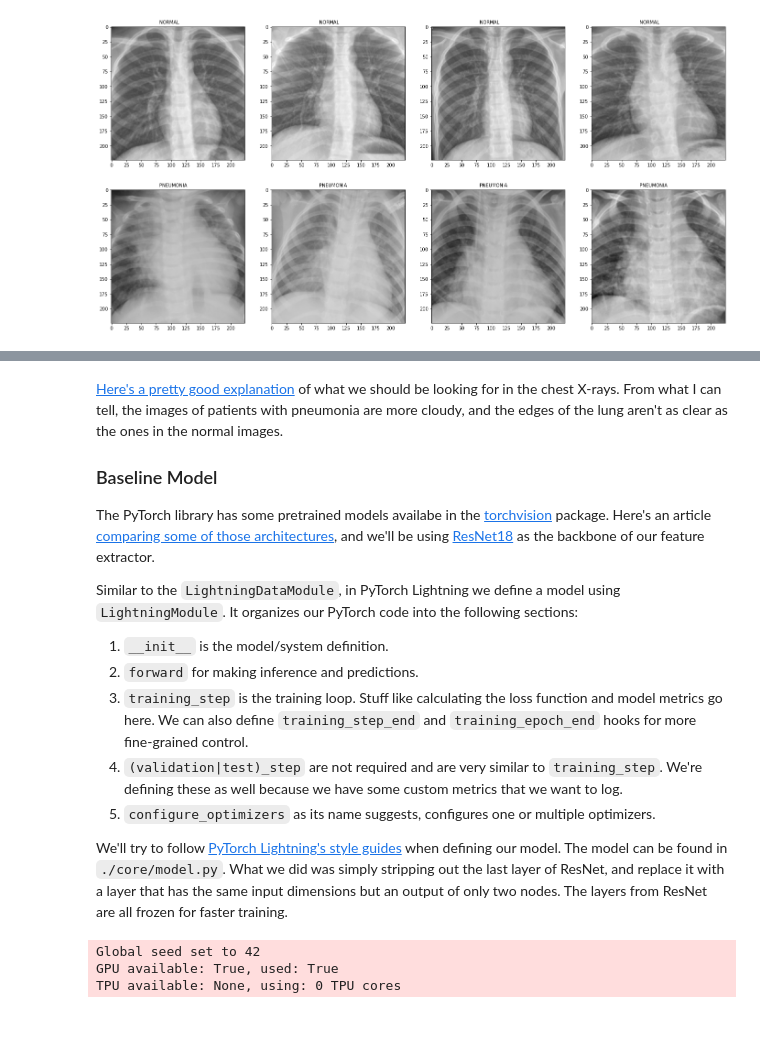
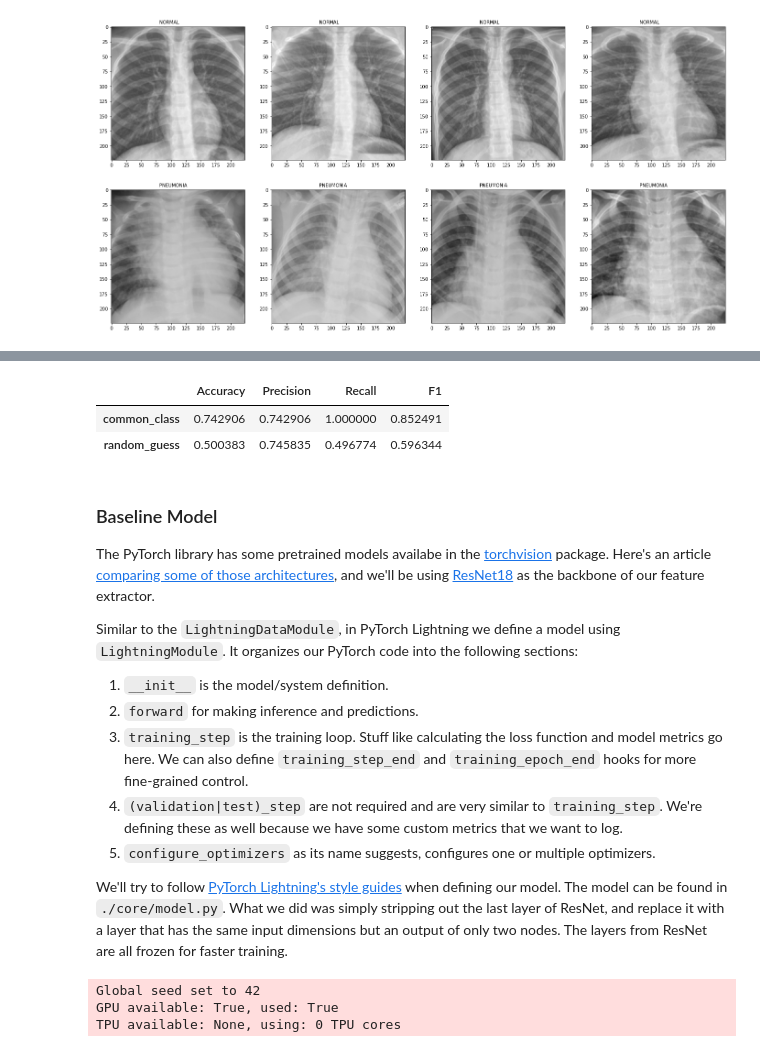
Before and after one commit to michaelSkaro/chest-xray-pneumonia-clasifier, a Jupyter notebook: binary_classification.ipynb, the cells around one changed output, grey strips where cells are left out. Cells and saved outputs as stored; diff of their text form; code cells hidden in the pictures; blank space fills up the shorter version.

Commit message:
feat(bin-classifier): data-independent predictions as a baseline for metrics

```diff
--- a/binary_classification.ipynb
+++ b/binary_classification.ipynb
@@ -98,6 +111,36 @@ for i in range(8):
+# %%
+pneumonia_sample_size = label_counts.loc["train", "PNEUMONIA"]
+normal_sample_size = label_counts.loc["train", "NORMAL"]
+fake_train = [1] * pneumonia_sample_size + [0] * normal_sample_size
+common_pred = [1] * (pneumonia_sample_size + normal_sample_size)
+random_pred = np.random.default_rng(42).choice(
+    2, (pneumonia_sample_size + normal_sample_size)
+)
+
+baseline_metrics = pd.DataFrame(
+    [
+        (
+            accuracy_score(fake_train, common_pred),
+            precision_score(fake_train, common_pred),
+            recall_score(fake_train, common_pred),
+            f1_score(fake_train, common_pred),
+        ),
+        (
+            accuracy_score(fake_train, random_pred),
+            precision_score(fake_train, random_pred),
+            recall_score(fake_train, random_pred),
+            f1_score(fake_train, random_pred),
+        ),
+    ],
+    columns=["Accuracy", "Precision", "Recall", "F1"],
+    index=["common_class", "random_guess"]
+)
+baseline_metrics
+# %% [output]
+|  | Accuracy | Precision | Recall | F1 |
+| common_class | 0.742906 | 0.742906 | 1.000000 | 0.852491 |
+| random_guess | 0.500383 | 0.745835 | 0.496774 | 0.596344 |
 # %% [markdown]
-[Here's a pretty good explanation](https://radiologyassistant.nl/chest/chest-x-ray/lung-disease) of what we should be looking for in the chest X-rays. From what I can tell, the images of patients with pneumonia are more cloudy, and the edges of the lung aren't as clear as the ones in the normal images.
-
 ### Baseline Model
 
 The PyTorch library has some pretrained models availabe in the [torchvision](https://pytorch.org/vision/0.8/models.html) package. Here's an article [comparing some of those architectures](https://towardsdatascience.com/the-w3h-of-alexnet-vggnet-resnet-and-inception-7baaaecccc96), and we'll be using [ResNet18](https://arxiv.org/abs/1512.03385) as the backbone of our feature extractor.
```
Also changed, not shown: parts of 5 cells of this notebook, 1 other file.
